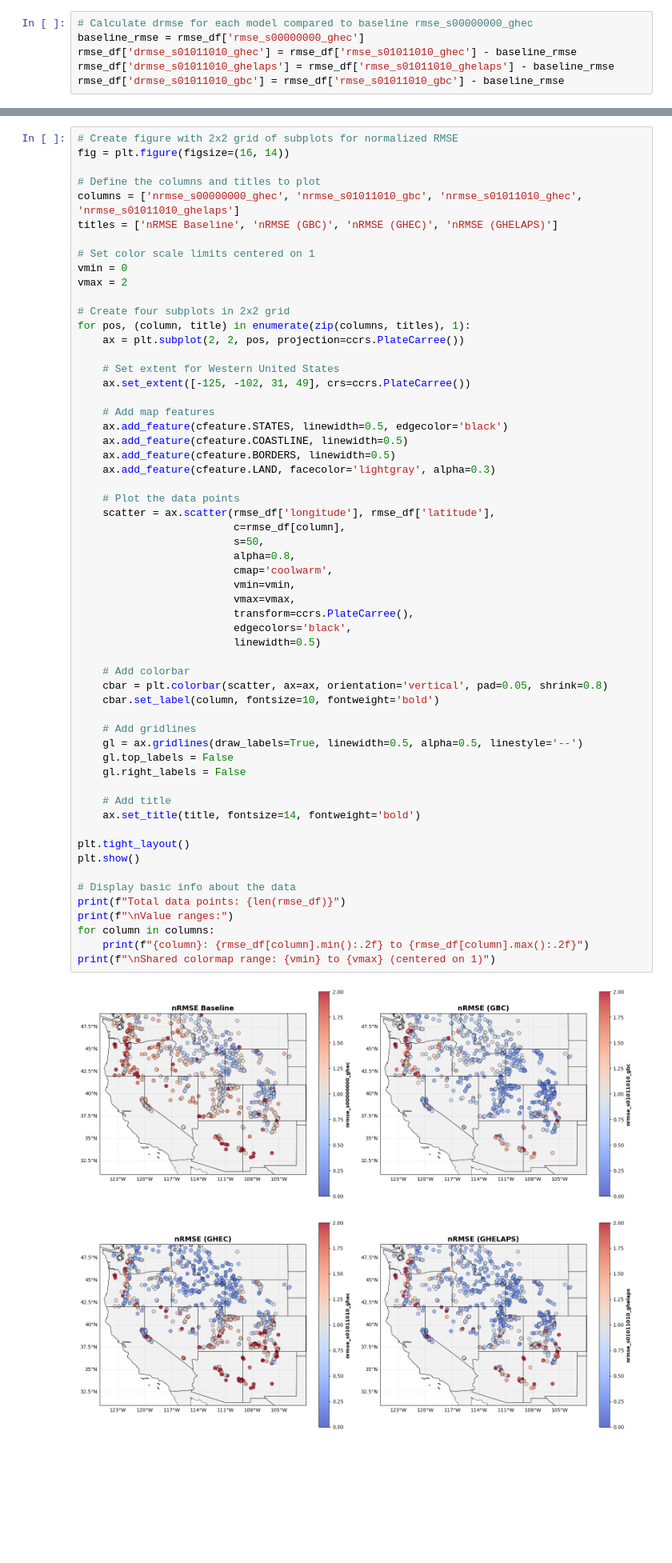
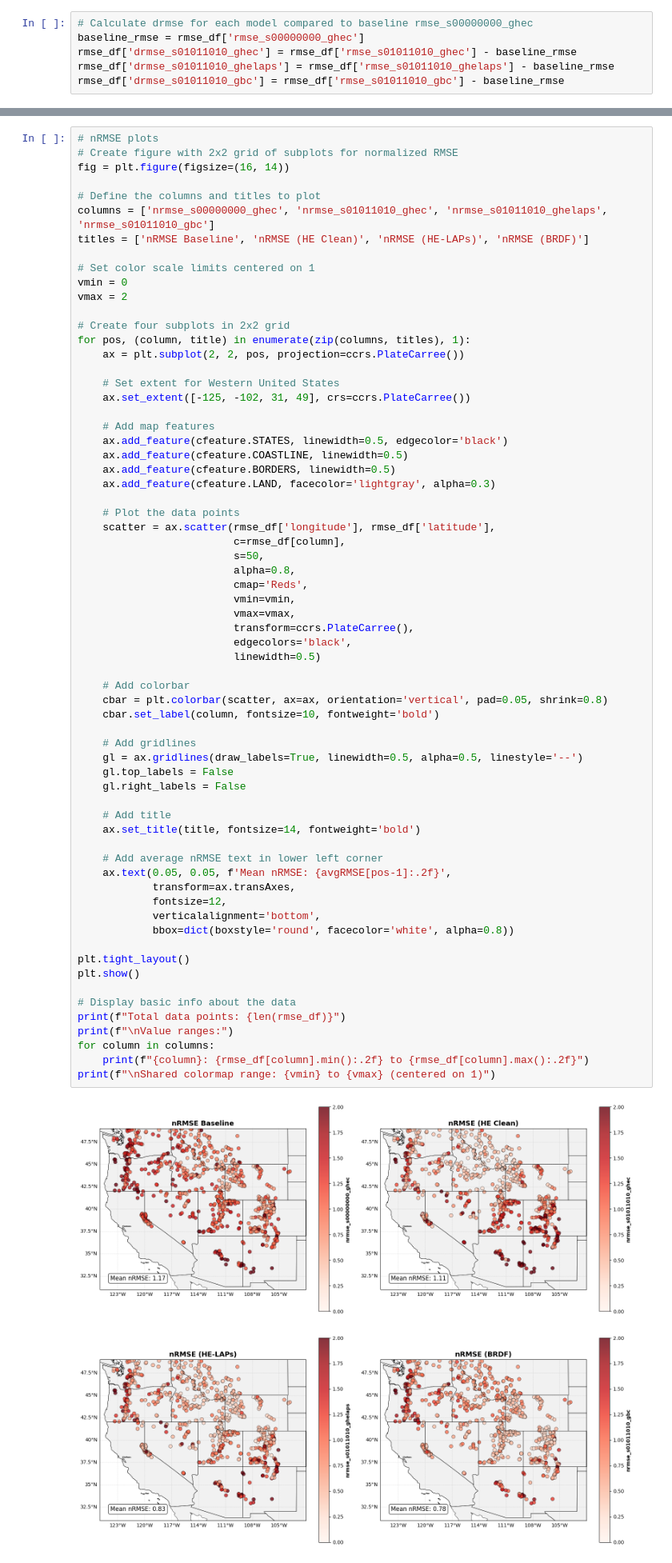
Before and after one commit to chrisrycx/lm4px_data_analysis, a Jupyter notebook: output_analysis/interactive/SpatialError.ipynb, the cells around one changed output, grey strips where cells are left out. Shown at 80% size. Saved outputs shown, nothing was run; the diff lists cells and outputs as text; blank space fills up the shorter version.

```diff
--- a/output_analysis/interactive/SpatialError.ipynb
+++ b/output_analysis/interactive/SpatialError.ipynb
@@ -119,10 +127,11 @@ rmse_df['nrmse_s01011010_gbc'] = rmse_df['rmse_s01011010_gbc'] / rmse_df['mean_s
 # %%
+# nRMSE plots
 # Create figure with 2x2 grid of subplots for normalized RMSE
 fig = plt.figure(figsize=(16, 14))
 
 # Define the columns and titles to plot
-columns = ['nrmse_s00000000_ghec', 'nrmse_s01011010_gbc', 'nrmse_s01011010_ghec', 'nrmse_s01011010_ghelaps']
-titles = ['nRMSE Baseline', 'nRMSE (GBC)', 'nRMSE (GHEC)', 'nRMSE (GHELAPS)']
+columns = ['nrmse_s00000000_ghec', 'nrmse_s01011010_ghec', 'nrmse_s01011010_ghelaps', 'nrmse_s01011010_gbc']
+titles = ['nRMSE Baseline', 'nRMSE (HE Clean)', 'nRMSE (HE-LAPs)', 'nRMSE (BRDF)']
 
 # Set color scale limits centered on 1
 vmin = 0
@@ -146,36 +155,43 @@ for pos, (column, title) in enumerate(zip(columns, titles), 1):
                          c=rmse_df[column],
                          s=50,
                          alpha=0.8,
-                         cmap='coolwarm',
+                         cmap='Reds',
                          vmin=vmin,
                          vmax=vmax,
                          transform=ccrs.PlateCarree(),
                          edgecolors='black',
                          linewidth=0.5)
 
     # Add colorbar
     cbar = plt.colorbar(scatter, ax=ax, orientation='vertical', pad=0.05, shrink=0.8)
     cbar.set_label(column, fontsize=10, fontweight='bold')
 
     # Add gridlines
     gl = ax.gridlines(draw_labels=True, linewidth=0.5, alpha=0.5, linestyle='--')
     gl.top_labels = False
     gl.right_labels = False
 
     # Add title
     ax.set_title(title, fontsize=14, fontweight='bold')
 
+    # Add average nRMSE text in lower left corner
+    ax.text(0.05, 0.05, f'Mean nRMSE: {avgRMSE[pos-1]:.2f}',
+            transform=ax.transAxes,
+            fontsize=12,
+            verticalalignment='bottom',
+            bbox=dict(boxstyle='round', facecolor='white', alpha=0.8))
+
 plt.tight_layout()
 plt.show()
 
 # Display basic info about the data
 print(f"Total data points: {len(rmse_df)}")
 print(f"\nValue ranges:")
 for column in columns:
     print(f"{column}: {rmse_df[column].min():.2f} to {rmse_df[column].max():.2f}")
 print(f"\nShared colormap range: {vmin} to {vmax} (centered on 1)")
 # %% [output]
-[figure, old version]
+[figure, new version]
 Total data points: 765
 
 Value ranges:
```
Also changed, not shown: parts of 6 cells of this notebook, 3 other files.
